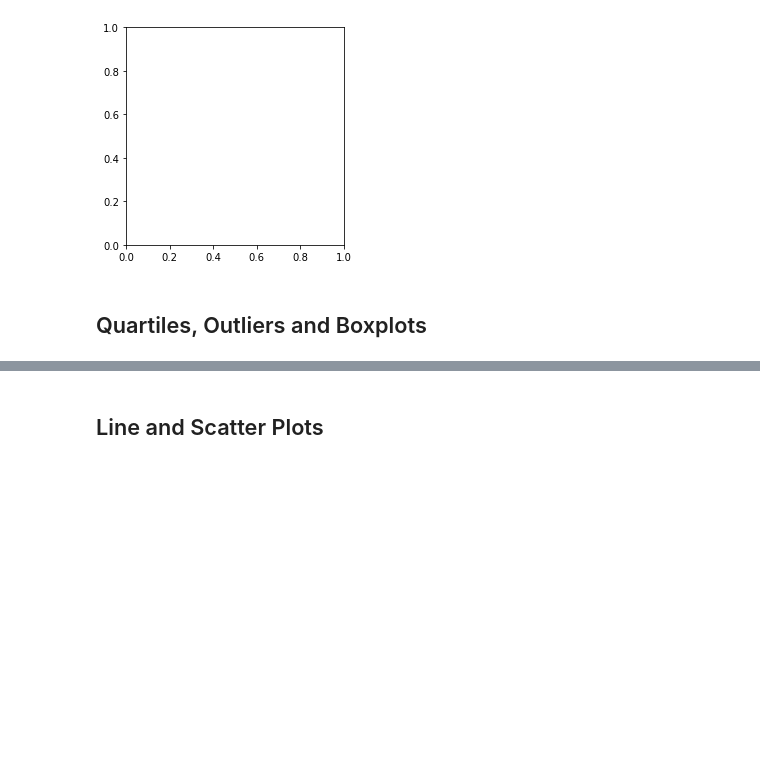
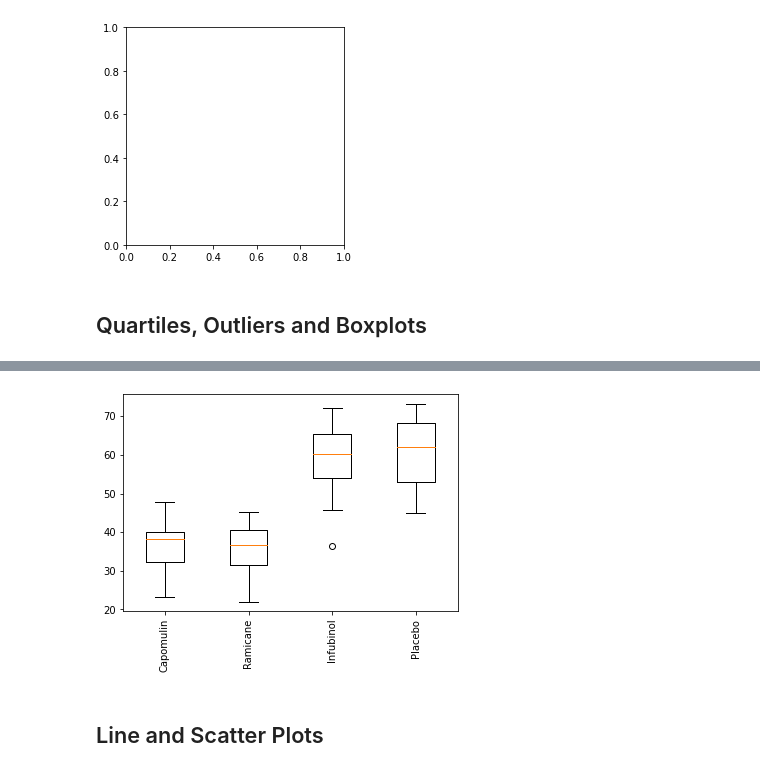
Before and after one commit to rmaher314/HW5_Matplotlib, a Jupyter notebook: pymaceuticals_starter.ipynb, the cells around one changed output, grey strips where cells are left out. Saved outputs shown, nothing was run; the diff lists cells and outputs as text; code cells hidden in the pictures; blank space fills up the shorter version.

```diff
--- a/pymaceuticals_starter.ipynb
+++ b/pymaceuticals_starter.ipynb
@@ -345,3 +288,6 @@ Infubinol_df = last_timepoints_df[last_timepoints_df["Drug Regimen"] == "Infubin
 # %%
 Placebo_df = last_timepoints_df[last_timepoints_df["Drug Regimen"] == "Placebo"]
 #Placebo_df
+# %%
+tumor_vols = [Capomulin_df['Tumor Volume (mm3)'],Ramicane_df['Tumor Volume (mm3)'],Infubinol_df['Tumor Volume (mm3)'],Placebo_df['Tumor Volume (mm3)']]
+tumor_vols
@@ -348,3 +312,10 @@ Placebo_df = last_timepoints_df[last_timepoints_df["Drug Regimen"] == "Placebo"]
+# %%
+fig1, ax1 = plt.subplots()
+ax1.boxplot(tumor_vols)
+plt.xticks(range(1,len(drug_list)+1), drug_list, rotation = 90)
+plt.show()
+# %% [output]
+[figure, added]
 # %%
 # Calculate the final tumor volume of each mouse across four of the treatment regimens:
 
```
Also changed, not shown: parts of 14 cells of this notebook.
